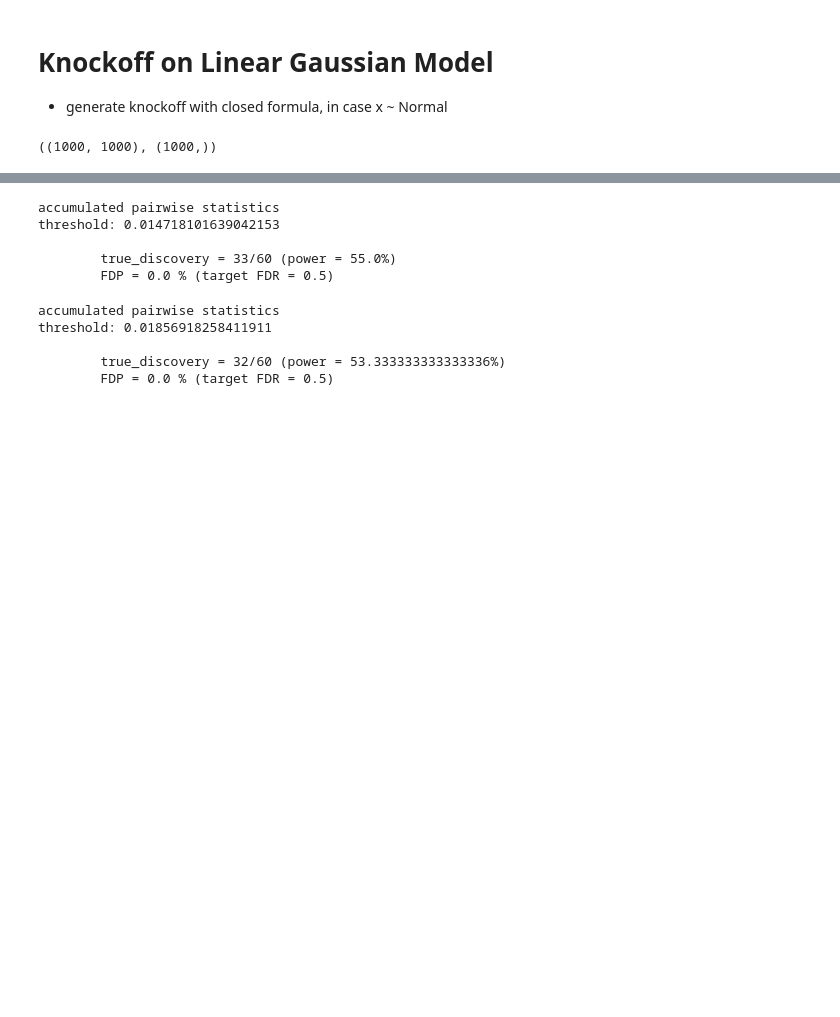
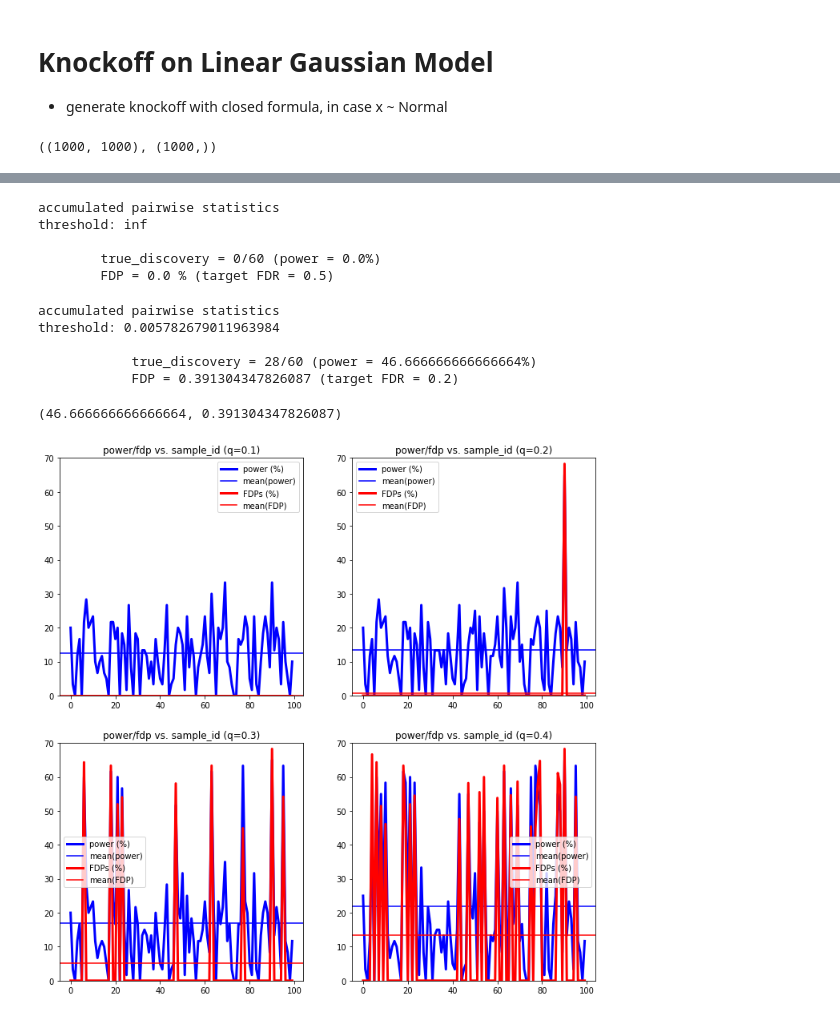
Before and after one commit to tt6746690/misc_impl, a Jupyter notebook: knockoff/notebook/knockoff.ipynb, the cells around one changed output, grey strips where cells are left out. Cells and saved outputs as stored; diff of their text form; code cells hidden in the pictures; blank space fills up the shorter version.

```diff
--- a/knockoff/notebook/knockoff.ipynb
+++ b/knockoff/notebook/knockoff.ipynb
@@ -60,7 +60,7 @@ amplitude = 15
 # noise level
 sigma = 1
 # target FDR
-q = 0.5
+q = 0.2
 # %%
 np.random.seed(0)
 
@@ -79,16 +79,20 @@ def logistic_model(X):
 def sample_logistic(X):
     return np.random.binomial(1, logistic_model(X))
 
-def summary(S):
+
+def summary(S,verbose=True):
 
     true_discovery = sum(beta[S] > 0)
     power = true_discovery*100/k
     FDP = sum(beta[S] == 0) / max(1, np.size(S))
 
-    print(f"""
-        true_discovery = {true_discovery}/{k} (power = {power}%)
-        FDP = {FDP} % (target FDR = {q})
-    """)
+    if verbose:
+        print(f"""
+            true_discovery = {true_discovery}/{k} (power = {power}%)
+            FDP = {FDP} (target FDR = {q})
+        """)
+
+    return power, FDP
 # %%
 # Data
 X = np.random.multivariate_normal(mu, Sigma, size=n)
@@ -142,8 +147,8 @@ X_k = knockoff_generator.generate(X)
 
 explainer   = shap.KernelExplainer(logistic_model, shap.kmeans(X, 3))
 explainer_k = shap.KernelExplainer(logistic_model, shap.kmeans(X_k, 3))
-shap_values = explainer.shap_values(X[:50,:])
-shap_values_k = explainer.shap_values(X_k[:50,:])
+shap_values = explainer.shap_values(X[:100,:])
+shap_values_k = explainer.shap_values(X_k[:100,:])
 W_acc = np.mean(shap_values,axis=0) - np.mean(shap_values_k,axis=0)
 
 print('accumulated pairwise statistics')
@@ -155,11 +160,16 @@ S = np.where(W >= t)[0]
 summary(S)
 # %% [output]
 accumulated pairwise statistics
-threshold: 0.014718101639042153
+threshold: inf
 
-        true_discovery = 33/60 (power = 55.0%)
+        true_discovery = 0/60 (power = 0.0%)
         FDP = 0.0 % (target FDR = 0.5)
 # %%
+# 1) to see if by 'denoise' the statistics, we can acheive similar performance as LCD
+#     if use 50 samples, get 32/60 w/ FDP=0%
+#           100 samples, get 41/60 w/ FDP=31%
+# 2) another thing to check is given a single instance, can achieve any performance
+
 W_acc = np.mean(np.abs(shap_values),axis=0) - np.mean(np.abs(shap_values_k),axis=0)
 
 print('accumulated pairwise statistics')
@@ -169,10 +179,51 @@ print(f'threshold: {t}')
 # 4) Perform Test
 S = np.where(W >= t)[0]
 summary(S)
+
+# pws = []
+# fdps = []
+# for sample_id in range(100):
+#     W = np.abs(shap_values[sample_id,:]) - np.mean(np.abs(shap_values_k),axis=0)
+#     t = kfilter(W, q=q,offset=0)
+#     print(f'threshold: {t}')
+#     S = np.where(W >= t)[0]
+#     pw,fdp = summary(S,verbose=False)
+#     pws.append(pw)
+#     fdps.append(fdp)
+
+# pws/100, fdps/100
 # %% [output]
 accumulated pairwise statistics
-threshold: 0.01856918258411911
+threshold: 0.005782679011963984
 
-        true_discovery = 32/60 (power = 53.333333333333336%)
-        FDP = 0.0 % (target FDR = 0.5)
+            true_discovery = 28/60 (power = 46.666666666666664%)
+            FDP = 0.391304347826087 (target FDR = 0.2)
+(46.666666666666664, 0.391304347826087)
+# %%
+plt.figure(figsize=(12,12))
+
+for i,q in enumerate([.1,.2,.3,.4]):
+    pws = []
+    fdps = []
+    for sample_id in range(100):
+        W = np.abs(shap_values[sample_id,:]) - np.mean(np.abs(shap_values_k),axis=0)
+        t = kfilter(W, q=q,offset=0)
+        S = np.where(W >= t)[0]
+        pw,fdp = summary(S,verbose=False)
+        pws.append(pw)
+        fdps.append(fdp)
+
+    pws = np.array(pws)
+    fdps = np.array(fdps)
+
+    plt.subplot(2,2,i+1)
+    plt.title(f'power/fdp vs. sample_id (q={q})')
+    plt.plot(pws,color='b',linewidth=3,label='power (%)')
+    plt.axhline(y=np.mean(pws), color='b',label='mean(power)')
+    plt.plot(fdps*100, color='r',linewidth=3,label='FDPs (%)')
+    plt.axhline(y=np.mean(fdps)*100,color='r',label='mean(FDP)')
+    plt.ylim([0, 70])
+    plt.legend()
+# %% [output]
+[figure, added]
 # %%
```
Also changed, not shown: parts of 2 cells of this notebook, 4 other files.
